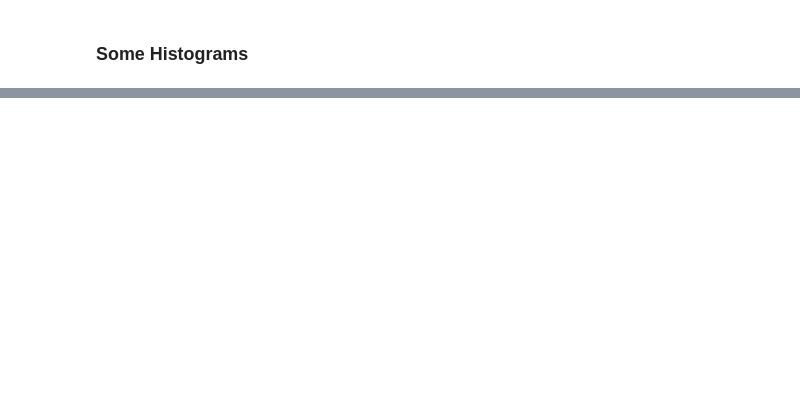
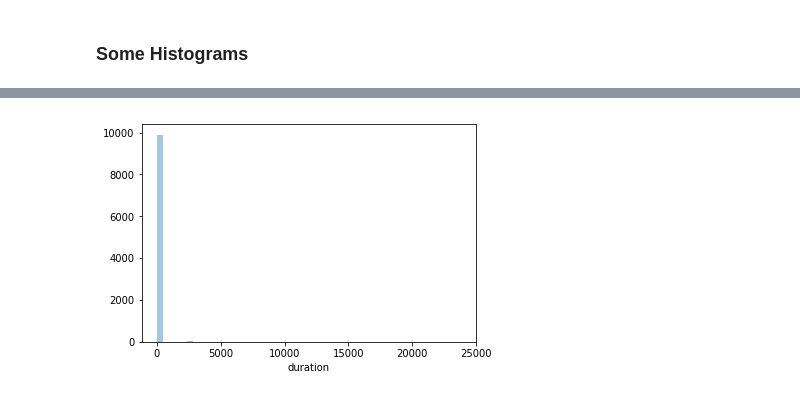
Before and after one commit to MnemoSemiotic/Analyzing-Network-Traffic_kdd99, a Jupyter notebook: Notes_day_1_Dataset_Exploration.ipynb, the cells around one changed output, grey strips where cells are left out. Drawn from its saved outputs; the diff is of its cells as text; code cells hidden in the pictures; blank space fills up the shorter version.

```diff
--- a/Notes_day_1_Dataset_Exploration.ipynb
+++ b/Notes_day_1_Dataset_Exploration.ipynb
@@ -153,0 +187,4 @@ tics.corr_heat(df)
+# %%
+sns_plt = sns.distplot(df["duration"], kde=False)
+# %% [output]
+[figure, added]
```
Also changed, not shown: parts of 19 cells of this notebook, 1 other file.
